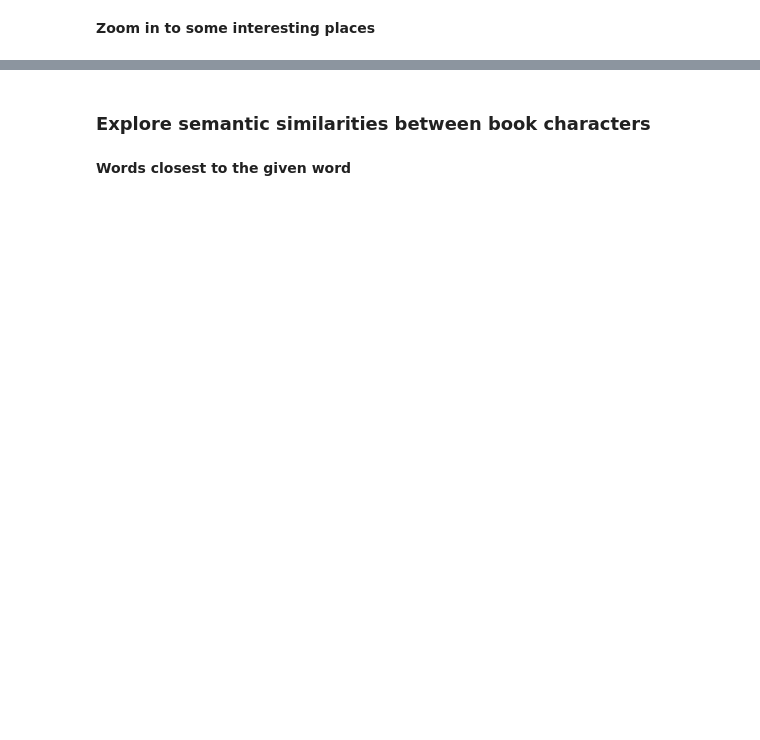
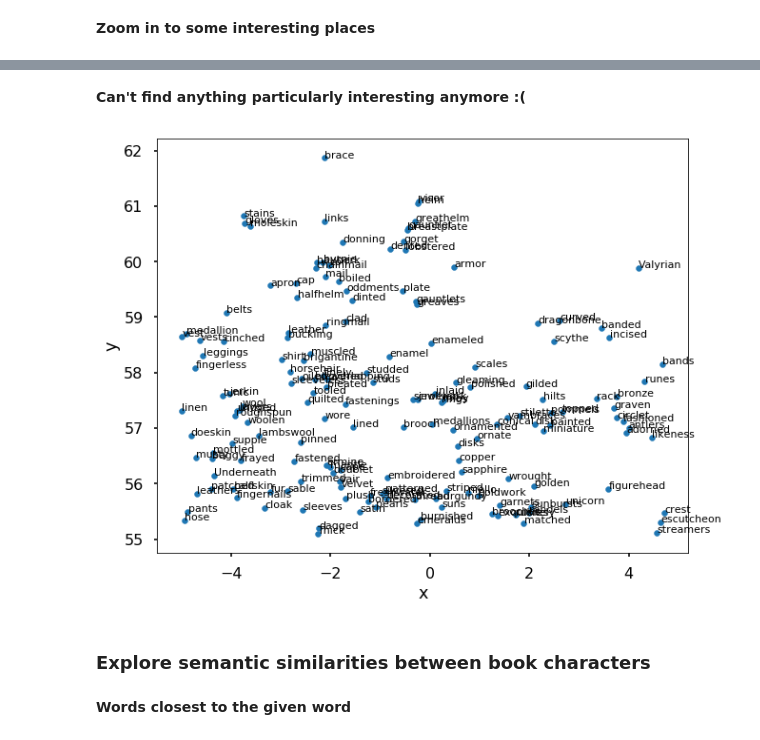
Before and after one commit to gabrielmsidik/nltk_python3_experiment, a Jupyter notebook: Thrones2Vec.ipynb, the cells around one changed output, grey strips where cells are left out. Cells and saved outputs as stored; diff of their text form; code cells hidden in the pictures; blank space fills up the shorter version.

```diff
--- a/Thrones2Vec.ipynb
+++ b/Thrones2Vec.ipynb
@@ -301,3 +296,9 @@ plot_region(x_bounds=(0, 1), y_bounds=(4, 4.5))
+# %% [markdown]
+**Can't find anything particularly interesting anymore :(**
+# %%
+plot_region(x_bounds=(-5, 5), y_bounds=(55, 65))
+# %% [output]
+[figure, added]
 # %% [markdown]
 ### Explore semantic similarities between book characters
 # %% [markdown]
```
Also changed, not shown: parts of 16 cells of this notebook.
